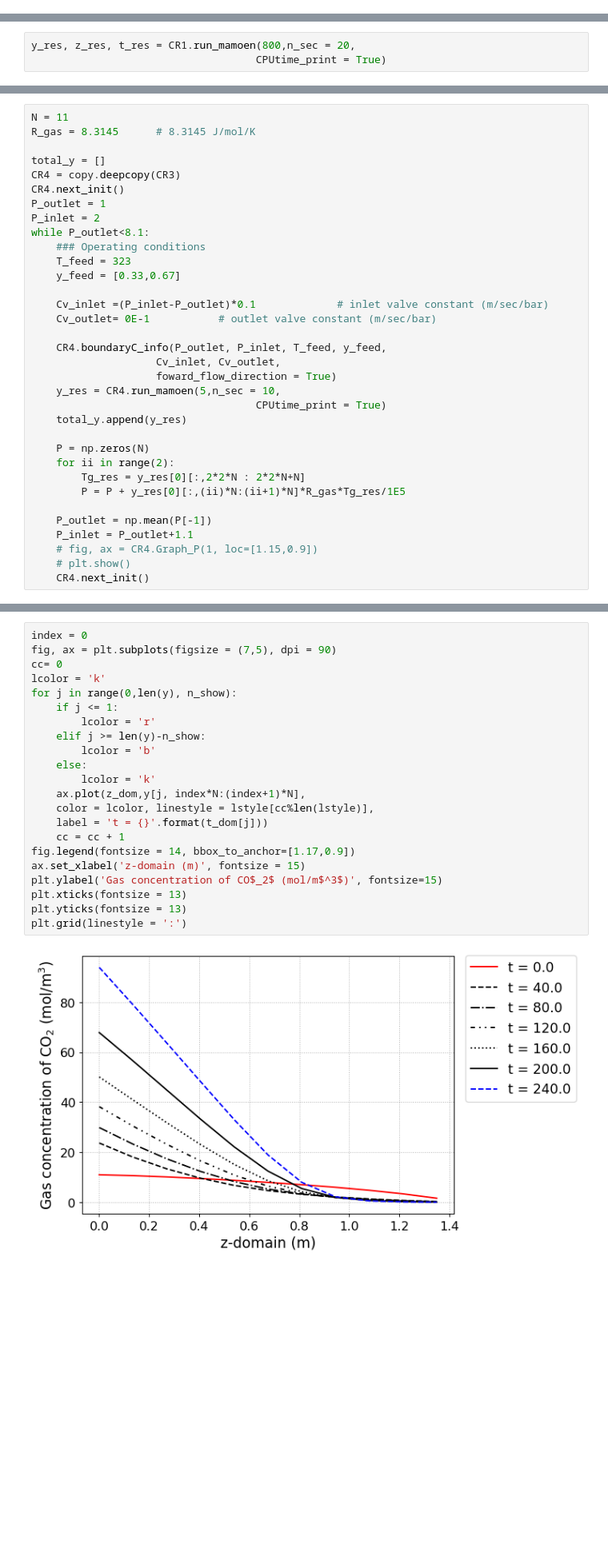
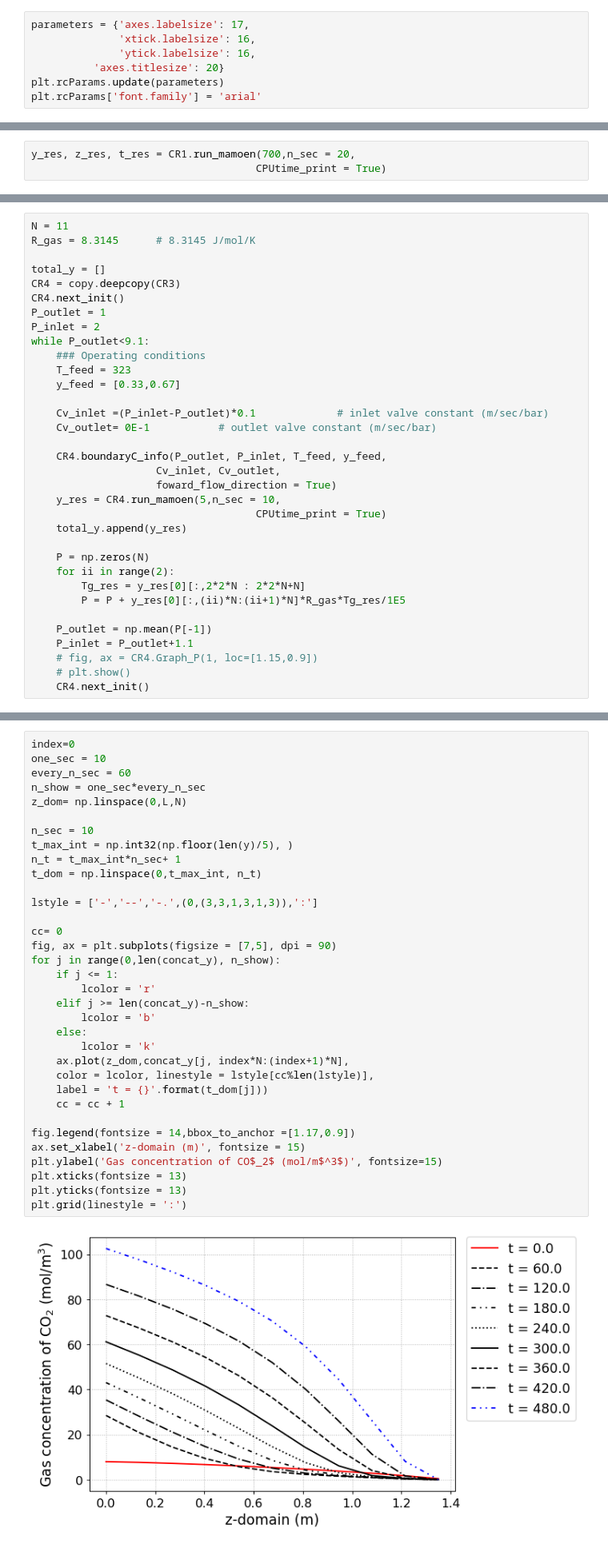
Before and after one commit to NahyeonAn/pyAPEP, a Jupyter notebook: Usage & casestudies/2. Casestudies.ipynb, the cells around one changed output, grey strips where cells are left out. Shown: that part at 80% size. Saved outputs shown, nothing was run; the diff lists cells and outputs as text; blank space fills up the shorter version.

```diff
--- a/Usage & casestudies/2. Casestudies.ipynb
+++ b/Usage & casestudies/2. Casestudies.ipynb
@@ -12,6 +12,13 @@ import copy
 
 # Data visualization package import
 import matplotlib.pyplot as plt
+# %%
+parameters = {'axes.labelsize': 17,
+              'xtick.labelsize': 16,
+              'ytick.labelsize': 16,
+          'axes.titlesize': 20}
+plt.rcParams.update(parameters)
+plt.rcParams['font.family'] = 'arial'
 # %%
 # Data import
 # adsorbent 1
@@ -226,7 +238,7 @@ initialC_info   : True
 Flow direction  : Foward
 Assigned velocity option: True
 # %%
-y_res, z_res, t_res = CR1.run_mamoen(800,n_sec = 20,
+y_res, z_res, t_res = CR1.run_mamoen(700,n_sec = 20,
                                     CPUtime_print = True)
 # %% [output]
 Simulation of this step is completed.
@@ -359,7 +371,7 @@ CR4 = copy.deepcopy(CR3)
 CR4.next_init()
 P_outlet = 1
 P_inlet = 2
-while P_outlet<8.1:
+while P_outlet<9.1:
     ### Operating conditions
     T_feed = 323
     y_feed = [0.33,0.67]
@@ -409,26 +421,38 @@ for ii, _y in enumerate(total_y):
     else:
         concat_y = np.concatenate([concat_y, _y[0]], axis=0)
 # %%
-index = 0
-fig, ax = plt.subplots(figsize = (7,5), dpi = 90)
+index=0
+one_sec = 10
+every_n_sec = 60
+n_show = one_sec*every_n_sec
+z_dom= np.linspace(0,L,N)
+
+n_sec = 10
+t_max_int = np.int32(np.floor(len(y)/5), )
+n_t = t_max_int*n_sec+ 1
+t_dom = np.linspace(0,t_max_int, n_t)
+
+lstyle = ['-','--','-.',(0,(3,3,1,3,1,3)),':']
+
 cc= 0
-lcolor = 'k'
-for j in range(0,len(y), n_show):
+fig, ax = plt.subplots(figsize = [7,5], dpi = 90)
+for j in range(0,len(concat_y), n_show):
     if j <= 1:
         lcolor = 'r'
-    elif j >= len(y)-n_show:
+    elif j >= len(concat_y)-n_show:
         lcolor = 'b'
     else:
         lcolor = 'k'
-    ax.plot(z_dom,y[j, index*N:(index+1)*N],
+    ax.plot(z_dom,concat_y[j, index*N:(index+1)*N],
     color = lcolor, linestyle = lstyle[cc%len(lstyle)],
     label = 't = {}'.format(t_dom[j]))
     cc = cc + 1
-fig.legend(fontsize = 14, bbox_to_anchor=[1.17,0.9])
+
+fig.legend(fontsize = 14,bbox_to_anchor =[1.17,0.9])
 ax.set_xlabel('z-domain (m)', fontsize = 15)
 plt.ylabel('Gas concentration of CO$_2$ (mol/m$^3$)', fontsize=15)
 plt.xticks(fontsize = 13)
 plt.yticks(fontsize = 13)
 plt.grid(linestyle = ':')
 # %% [output]
-[figure, old version]
+[figure, new version]
```
Also changed, not shown: parts of 13 cells of this notebook, 40 other files.
